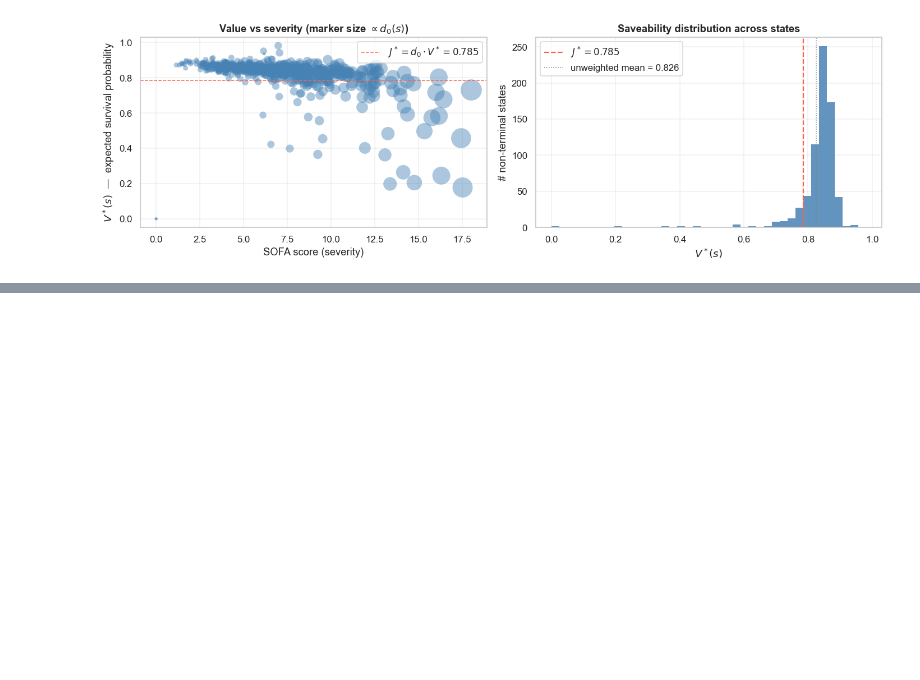
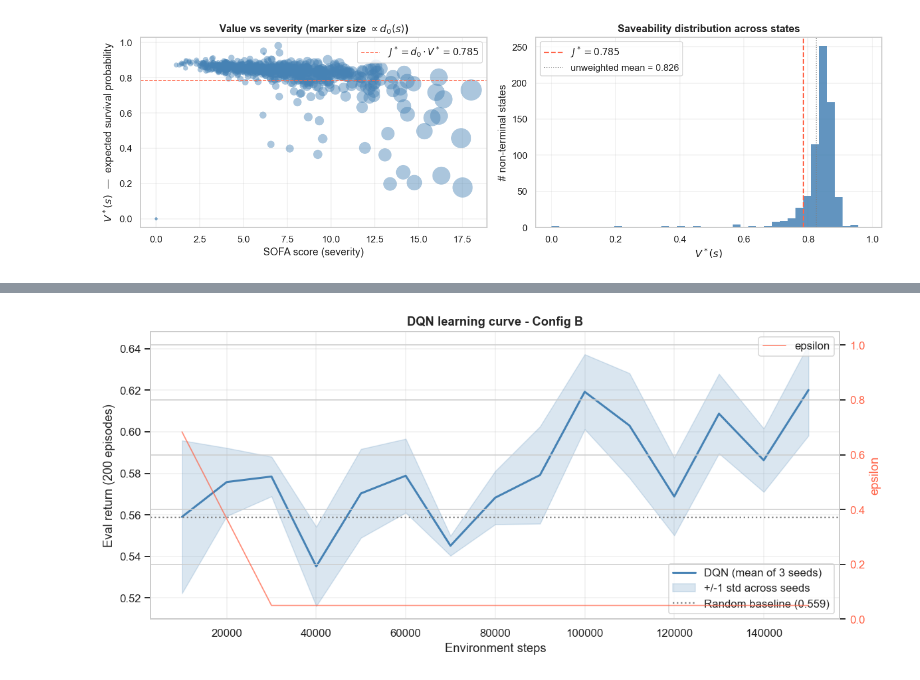
Before and after one commit to SamuelBraun/reinforcement-learning-sepsis, a Jupyter notebook: rl_sepsis_project.ipynb, the cells around one changed output, grey strips where cells are left out. Saved outputs shown, nothing was run; the diff lists cells and outputs as text; code cells hidden in the pictures; blank space fills up the shorter version.

```diff
--- a/rl_sepsis_project.ipynb
+++ b/rl_sepsis_project.ipynb
@@ -1261,0 +1800,4 @@ ContinuousICUSepsisEnv
+# %%
+plot_learning_curve(dqn_runs, 'steelblue', 'DQN', 'configB_dqn_curve.png')
+# %% [output]
+[figure, added]
```
Also changed, not shown: parts of 72 cells of this notebook, 18 other files.
